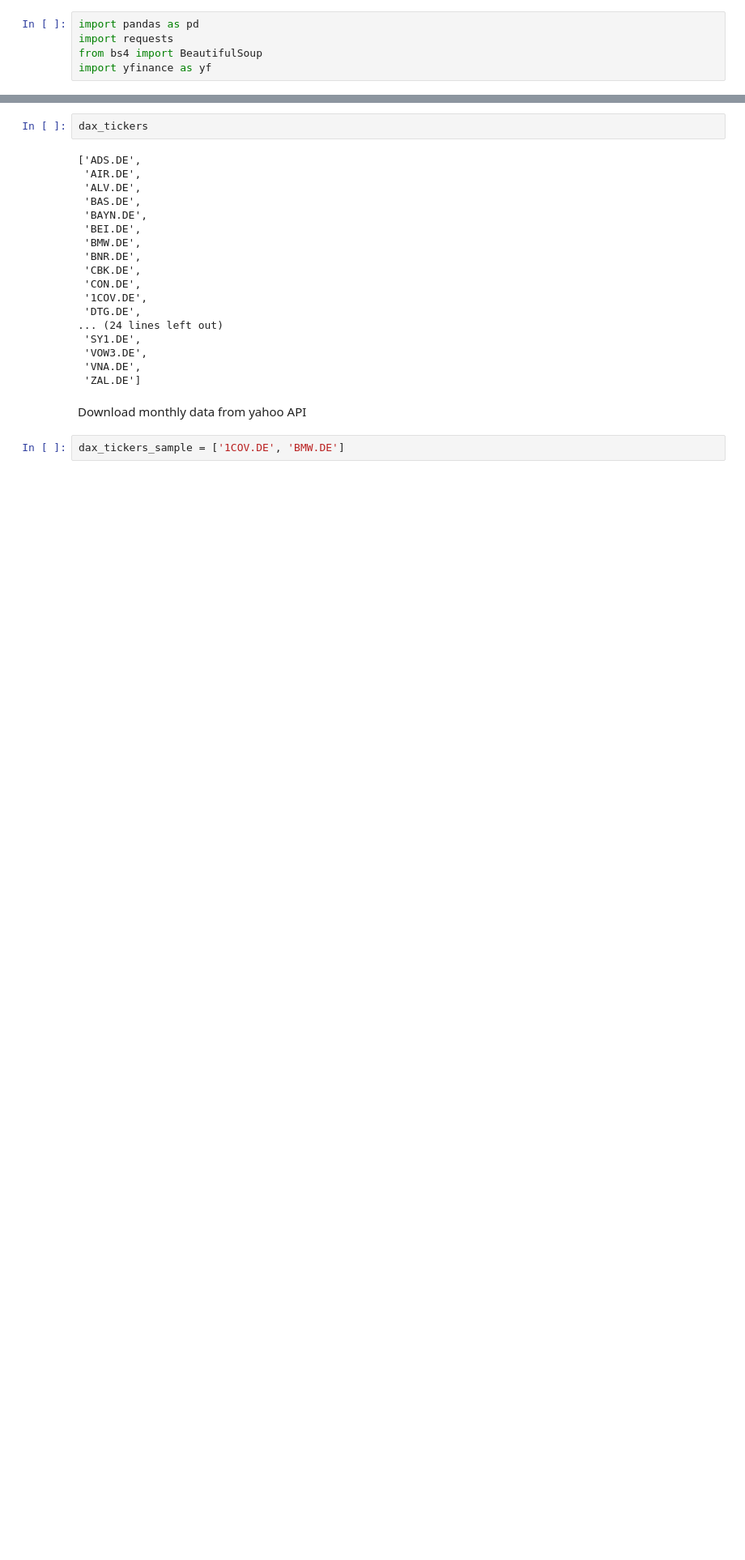
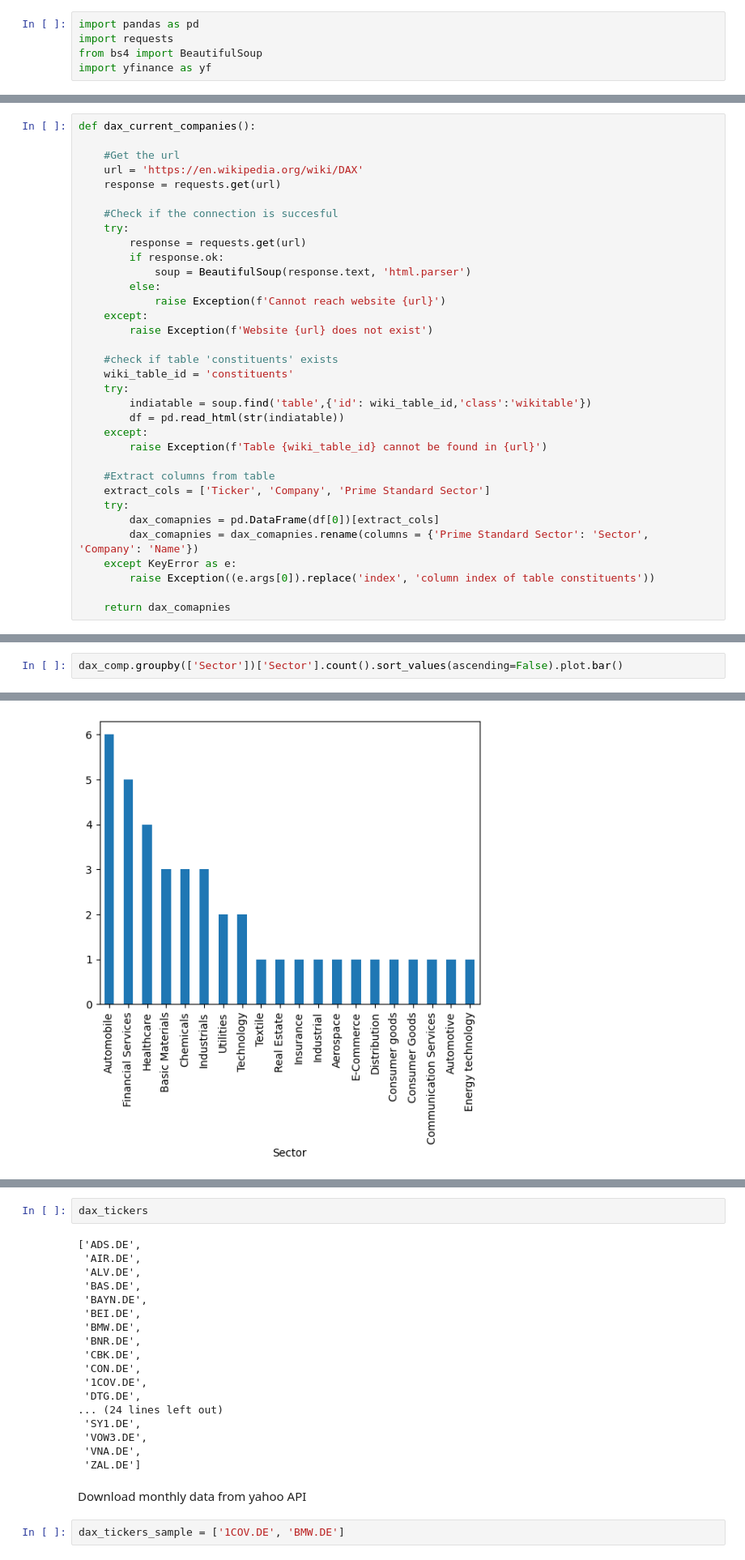
Before and after one commit to matkonar/portfolio-evaluation-and-visualisation, a Jupyter notebook: dax_mvp_project.ipynb, the cells around one changed output, grey strips where cells are left out. Shown at 81% size. Cells and saved outputs as stored; diff of their text form; blank space fills up the shorter version.

```diff
--- a/dax_mvp_project.ipynb
+++ b/dax_mvp_project.ipynb
@@ -22,0 +8,34 @@ indiatable=soup.find('table',{'id':'constituents' ,'class':"wikitable"}) #try if
+# %%
+def dax_current_companies():
+
+    #Get the url
+    url = 'https://en.wikipedia.org/wiki/DAX'
+    response = requests.get(url)
+
+    #Check if the connection is succesful
+    try:
+        response = requests.get(url)
+        if response.ok:
+            soup = BeautifulSoup(response.text, 'html.parser')
+        else:
+            raise Exception(f'Cannot reach website {url}')
+    except:
+        raise Exception(f'Website {url} does not exist')
+
+    #check if table 'constituents' exists
+    wiki_table_id = 'constituents'
+    try:
+        indiatable = soup.find('table',{'id': wiki_table_id,'class':'wikitable'})
+        df = pd.read_html(str(indiatable))
+    except:
+        raise Exception(f'Table {wiki_table_id} cannot be found in {url}')
+
+    #Extract columns from table
+    extract_cols = ['Ticker', 'Company', 'Prime Standard Sector']
+    try:
+        dax_comapnies = pd.DataFrame(df[0])[extract_cols]
+        dax_comapnies = dax_comapnies.rename(columns = {'Prime Standard Sector': 'Sector', 'Company': 'Name'})
+    except KeyError as e:
+        raise Exception((e.args[0]).replace('index', 'column index of table constituents'))
+
+    return dax_comapnies
@@ -22,0 +54,3 @@ indiatable=soup.find('table',{'id':'constituents' ,'class':"wikitable"}) #try if
+# %%
+dax_comp.groupby(['Sector'])['Sector'].count().sort_values(ascending=False).plot.bar()
+# %% [output]
@@ -22,0 +58 @@ indiatable=soup.find('table',{'id':'constituents' ,'class':"wikitable"}) #try if
+[figure, added]
```
Also changed, not shown: parts of 18 cells of this notebook.
